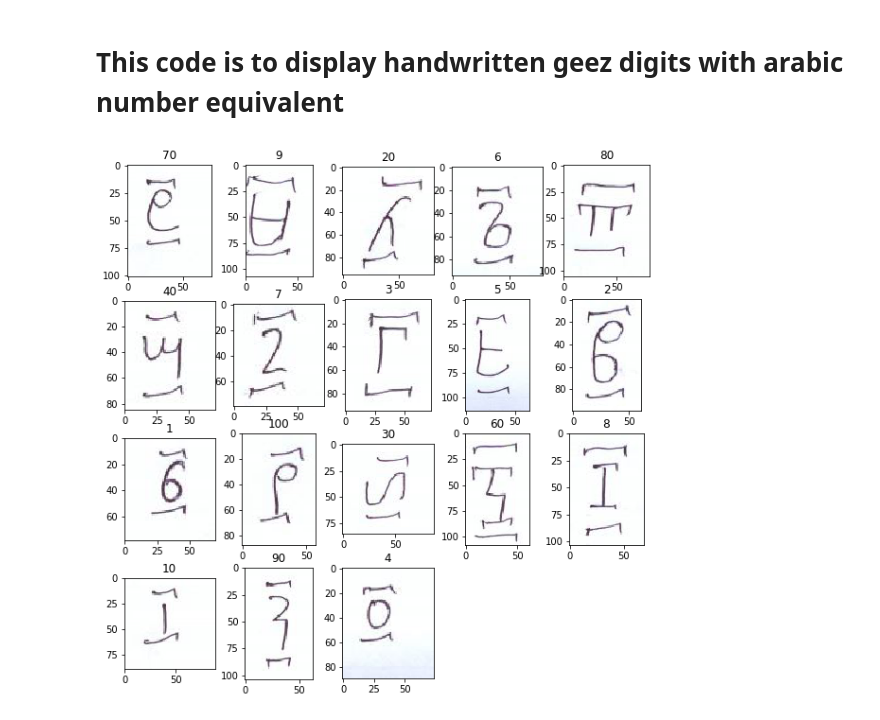
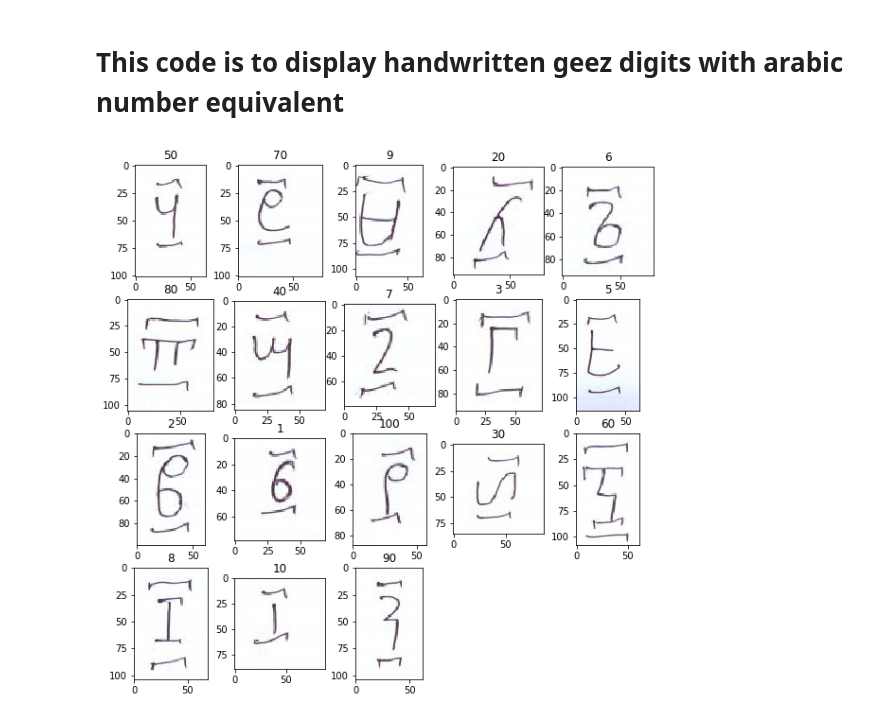
Before and after one commit to Amanatgit/-Hand-written-digit-Recognition-Project, a Jupyter notebook: Codes/ImageFile_Manipulation.ipynb, the cells around one changed output. Drawn from its saved outputs; the diff is of its cells as text; code cells hidden in the pictures.

```diff
--- a/Codes/ImageFile_Manipulation.ipynb
+++ b/Codes/ImageFile_Manipulation.ipynb
@@ -4,7 +4,7 @@ import matplotlib.image as mpimg
 import numpy as np
 import os
 # %%
-trainingDigits="/home/berhe/Desktop/Geni_Project//Hand-written-digit-Recognition-Project/Data collected"
+trainingDigits="/home/berhe/Desktop/Geni_Project/Hand-written-digit-Recognition-Project/Data collected"
 # %%
 trainingDigits
 # %% [output]
@@ -12,6 +12,18 @@ trainingDigits
 # %%
 fileNames=[]
 fileFolders=[]
+imageDir=[]
+imageLabels=[]
 for subdir, dirs,i in os.walk(trainingDigits):
     fileNames.append(i)
     fileFolders.append(subdir)
+    for k in i:
+        file=subdir+'/'+k
+        if (len(k.split('.')[0])==1):
+            print (file)
+            imageLabels.append('0'+k.split('.')[0])
+            imageDir.append(file)
+        else:
+            imageLabels.append(k.split('.')[0])
+            imageDir.append(file)
+        #print (k.split('.')[0])
@@ -34,12 +84,12 @@ print(fileFolders[1])
 # %%
 fig=plt.figure(figsize=(10, 10))
 columns = 5
 rows = 4
 for i in range(1, (columns*rows-1)):
-    file=fileFolders[11]+'/'+fileNames[11][i]
+    file=fileFolders[11]+'/'+fileNames[3][i-1]
     a=fig.add_subplot(rows, columns,i)
     plt.imshow(mpimg.imread(file))
-    a.set_title(fileNames[11][i].split('.')[0])
+    a.set_title(fileNames[11][i-1].split('.')[0])
 plt.show()
 # %% [output]
-[figure, old version]
+[figure, new version]
```
Also changed, not shown: parts of 11 cells of this notebook, 25 other files.
